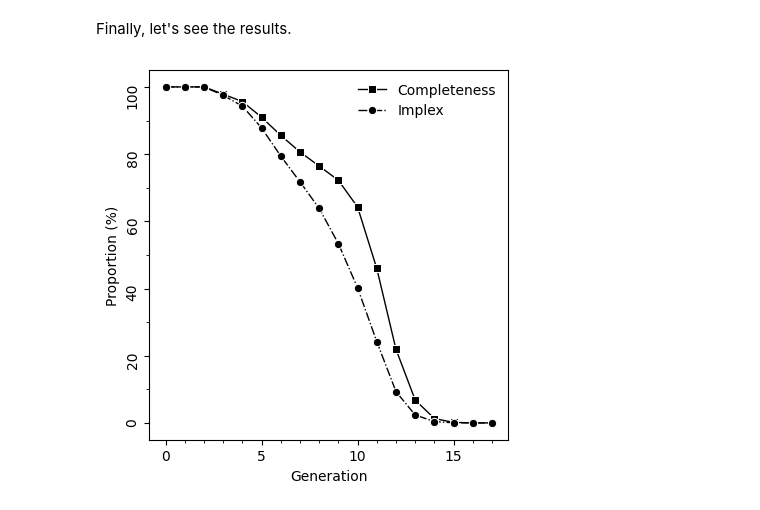
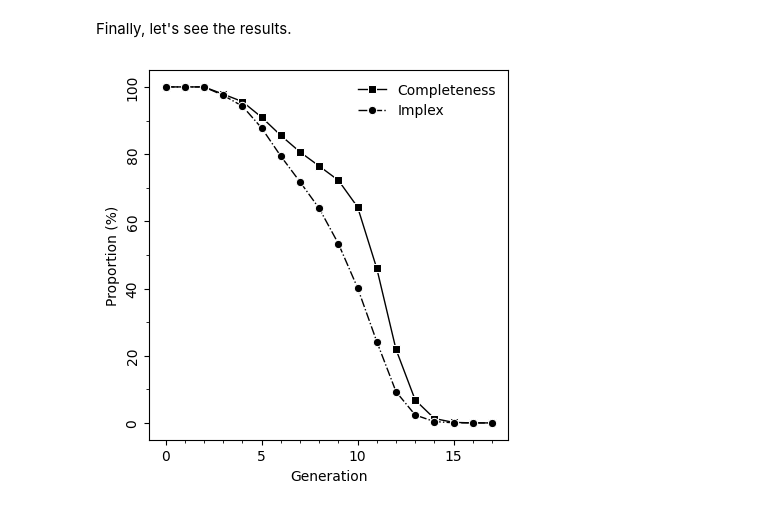
Before and after one commit to Genopop/geneakit, a Jupyter notebook: examples/figure1.ipynb, the cells around one changed output. Drawn from its saved outputs; the diff is of its cells as text; code cells hidden in the pictures.

```diff
--- a/examples/figure1.ipynb
+++ b/examples/figure1.ipynb
@@ -118,17 +118,21 @@ combined_df
 # %% [markdown]
 Finally, let's see the results.
 # %%
-ax = sns.lineplot(data=combined_df['Completeness'], marker='s', color='black', linewidth=1, label='Completeness')
-ax = sns.lineplot(data=combined_df['Implex'], marker='o', color='black', linestyle='dashdot', linewidth=1, label='Implex')
+ax = sns.lineplot(data=combined_df['Completeness'], marker='s', color='black',
+                  linewidth=1, label='Completeness')
+ax = sns.lineplot(data=combined_df['Implex'], marker='o', color='black',
+                  linestyle='dashdot', linewidth=1, label='Implex')
 ax.set_aspect(aspect=17.5/100)
 ax.set_xlabel('Generation')
 ax.set_ylabel('Proportion (%)')
 ax.xaxis.set_major_locator(plt.MultipleLocator(5))
 ax.xaxis.set_minor_locator(plt.MultipleLocator(1))
 ax.yaxis.set_minor_locator(plt.MultipleLocator(10))
 ax.tick_params(axis='both', which='both', bottom=True, left=True)
-ax.tick_params(axis='y', rotation=90)
+ax.set_yticks(ticks=[0, 20, 40, 60, 80, 100],
+              labels=[0, 20, 40, 60, 80, 100],
+              va='center', rotation=90)
 ax.legend(frameon=False)
 plt.show()
 # %% [output]
-[figure, old version]
+[figure, new version]
```
Also changed, not shown: parts of 1 cell of this notebook, 1 other file.
